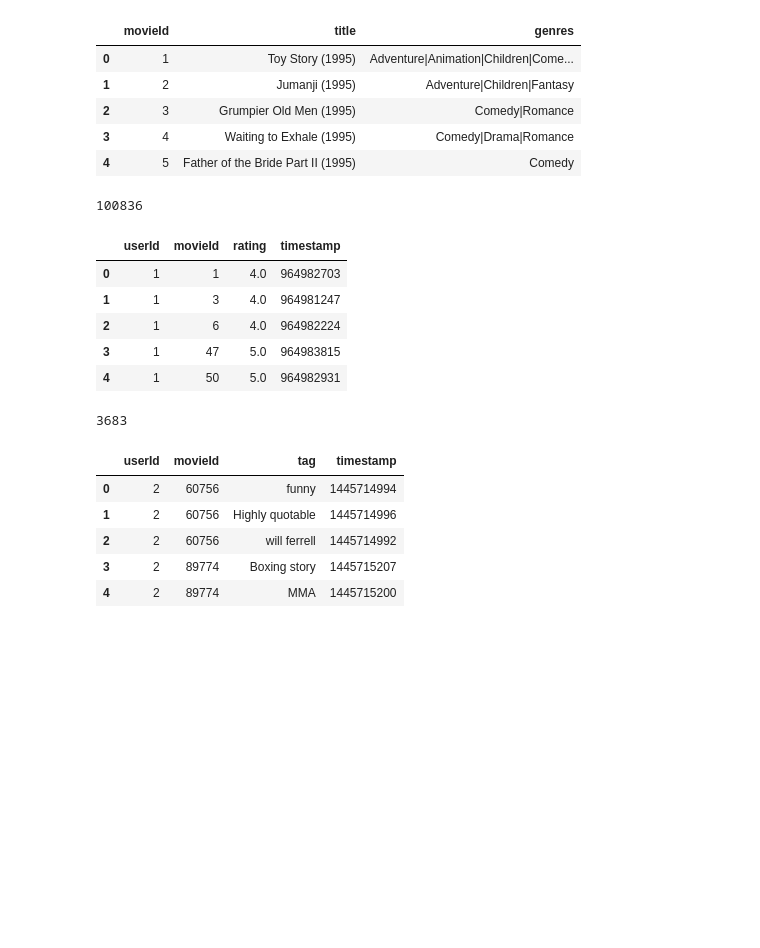
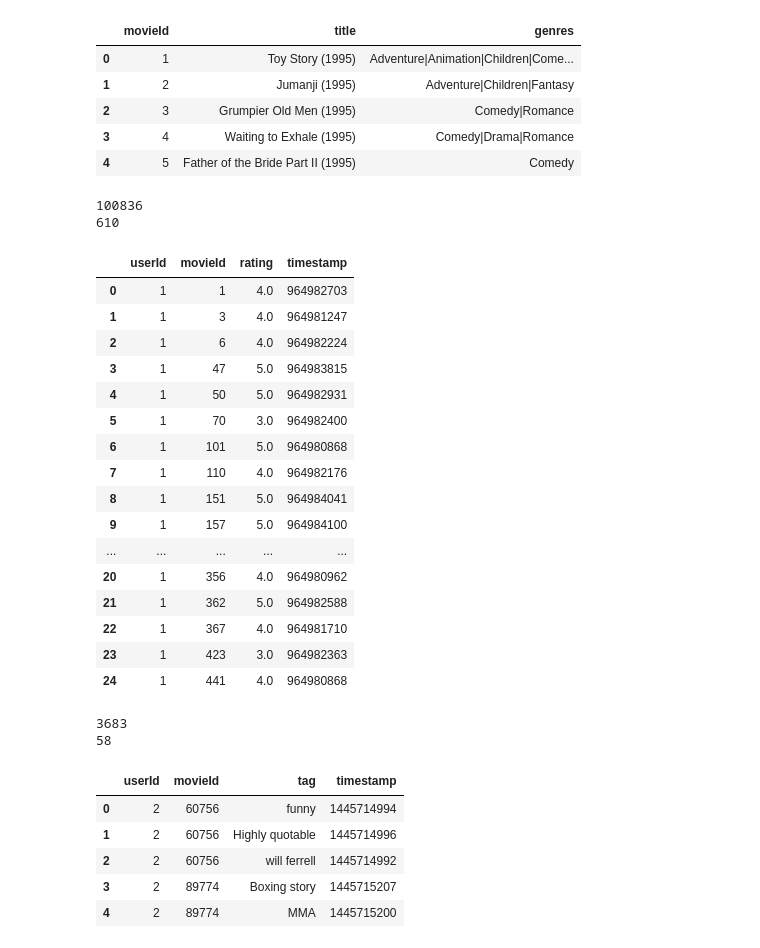
Before and after one commit to dmropp/Project_4_ML, a Jupyter notebook: analysis.ipynb, the cells around one changed output. Drawn from its saved outputs; the diff is of its cells as text; code cells hidden in the pictures; blank space fills up the shorter version.

```diff
--- a/analysis.ipynb
+++ b/analysis.ipynb
@@ -71,22 +71,35 @@ movies_df.head()
 # %%
 ratings_df = pd.read_sql_query(
     sql = db.select([Ratings.userId,
                      Ratings.movieId,
                      Ratings.rating,
                      Ratings.timestamp]),
     con = engine
 )
 
 print(len(ratings_df)) # Length should be 100836
-ratings_df.head()
+print(len(ratings_df["userId"].unique()))
+ratings_df.head(25)
 # %% [output]
 100836
+610
 |  | userId | movieId | rating | timestamp |
 | 0 | 1 | 1 | 4.0 | 964982703 |
 | 1 | 1 | 3 | 4.0 | 964981247 |
 | 2 | 1 | 6 | 4.0 | 964982224 |
 | 3 | 1 | 47 | 5.0 | 964983815 |
 | 4 | 1 | 50 | 5.0 | 964982931 |
+| 5 | 1 | 70 | 3.0 | 964982400 |
+| 6 | 1 | 101 | 5.0 | 964980868 |
+| 7 | 1 | 110 | 4.0 | 964982176 |
+| 8 | 1 | 151 | 5.0 | 964984041 |
+| 9 | 1 | 157 | 5.0 | 964984100 |
+| ... | ... | ... | ... | ... |
+| 20 | 1 | 356 | 4.0 | 964980962 |
+| 21 | 1 | 362 | 5.0 | 964982588 |
+| 22 | 1 | 367 | 4.0 | 964981710 |
+| 23 | 1 | 423 | 3.0 | 964982363 |
+| 24 | 1 | 441 | 4.0 | 964980868 |
 # %%
 tags_df = pd.read_sql_query(
     sql = db.select([Tags.userId,
@@ -97,9 +110,11 @@ tags_df = pd.read_sql_query(
 )
 
 print(len(tags_df)) # Length should be 3683
+print(len(tags_df["userId"].unique()))
 tags_df.head()
 # %% [output]
 3683
+58
 |  | userId | movieId | tag | timestamp |
 | 0 | 2 | 60756 | funny | 1445714994 |
 | 1 | 2 | 60756 | Highly quotable | 1445714996 |
```
Also changed, not shown: parts of 20 cells of this notebook.
